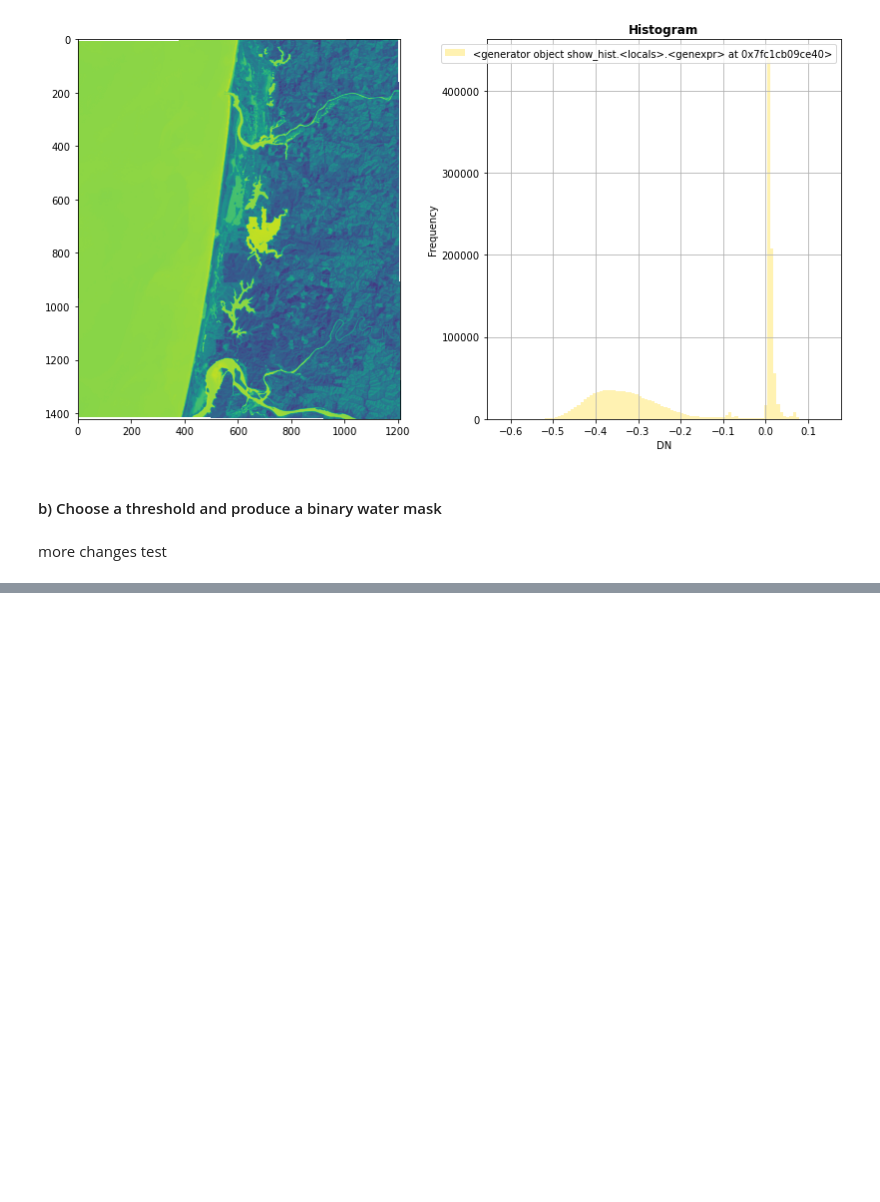
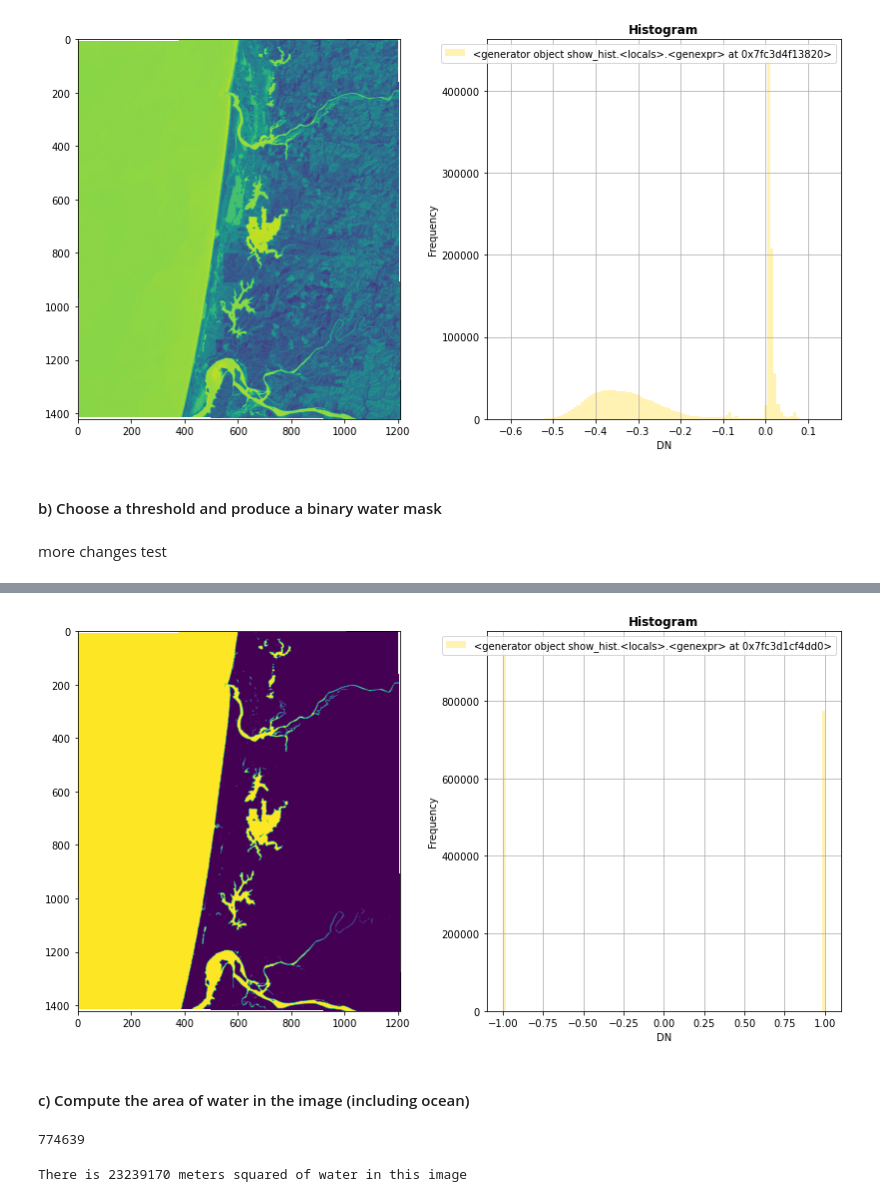
Before and after one commit to ianvd/geospatial-data-science, a Jupyter notebook: labs/lab4/VanDusen_Lab4_sumbission.ipynb, the cells around one changed output, grey strips where cells are left out. Saved outputs shown, nothing was run; the diff lists cells and outputs as text; code cells hidden in the pictures; blank space fills up the shorter version.

```diff
--- a/labs/lab4/VanDusen_Lab4_sumbission.ipynb
+++ b/labs/lab4/VanDusen_Lab4_sumbission.ipynb
@@ -446,7 +446,7 @@ The coldest air temperature was in way Canada way near the great lakes! This mak
 #### a) an NDVI image (i.e. (Band 5 - Band 4) / (Band 5 + Band 4))
 # %%
 # Define filepath
-filepath = '/Users/ivanduse/Dropbox (University of Oregon)/GDS/labs/lab4/lab4/'
+filepath = '/Users/ivanduse/Downloads/lab4/'
 
 # Define list of Landsat bands
 files = sorted(glob.glob(filepath + 'landsat/*.tif'))
@@ -545,0 +562,7 @@ more changes test
+# %%
+#converting each array to 7water threshold
+ndwi_mask = np.copy(ndwi)
+# %%
+ndwi_mask[ndwi_mask < -0.05] = -1
+ndwi_mask[ndwi_mask >= -0.05] = 1
+ndwi_mask
@@ -545,0 +577,22 @@ more changes test
+# %%
+from rasterio.plot import show
+fig, (axrgb, axhist) = plt.subplots(1, 2, figsize=(14,7))
+show(ndwi_mask, ax=axrgb)
+
+show_hist(ndwi_mask, bins=100, histtype='stepfilled',
+           lw=0.0, stacked=False, alpha=0.3, ax=axhist)
+plt.show()
+# %% [output]
+[figure, added]
+# %% [markdown]
+#### c) Compute the area of water in the image (including ocean)
+# %%
+water_pixels = np.sum(ndwi_mask ==1)
+water_pixels
+# %% [output]
+774639
+# %%
+total_water = water_pixels * 30
+print(f'There is {total_water} meters squared of water in this image')
+# %% [output]
+There is 23239170 meters squared of water in this image
```
Also changed, not shown: parts of 6 cells of this notebook.
